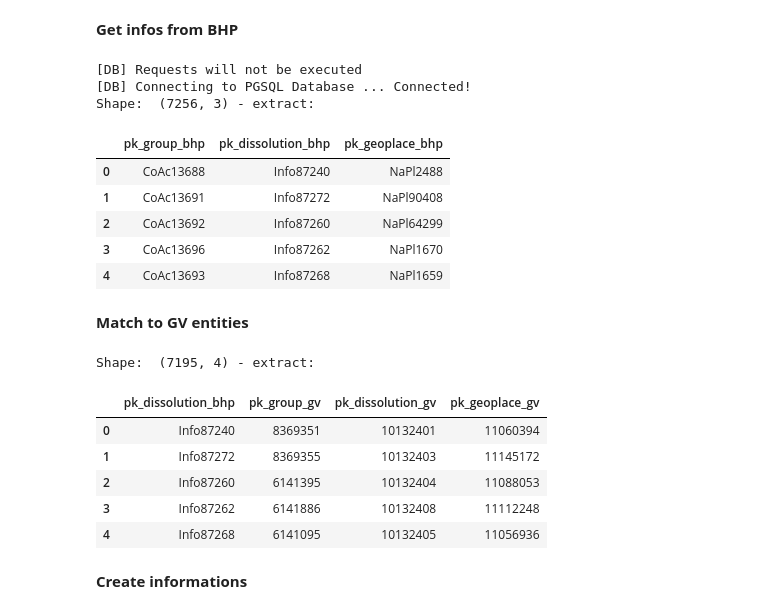
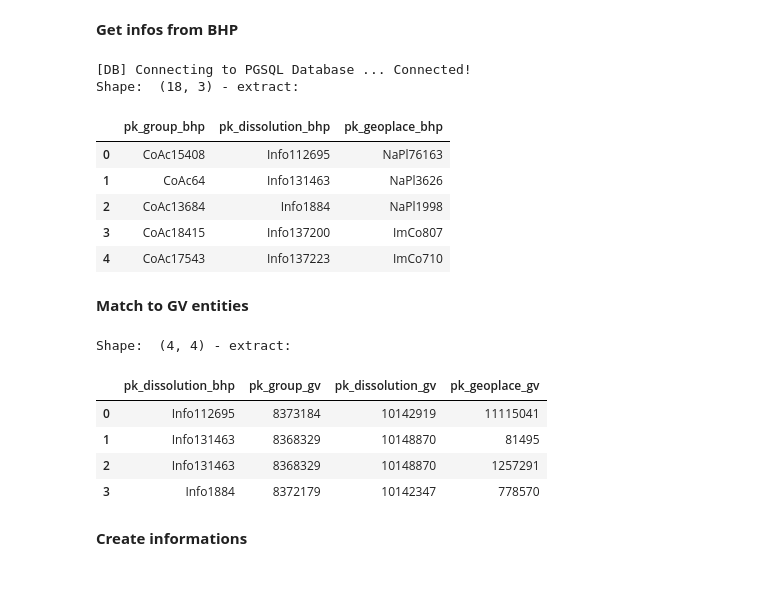
Before and after one commit to geovistory/symogih, a Jupyter notebook: src/add-geoplace-to-event.ipynb, the cells around one changed output. Cells and saved outputs as stored; diff of their text form; code cells hidden in the pictures; blank space fills up the shorter version.

```diff
--- a/src/add-geoplace-to-event.ipynb
+++ b/src/add-geoplace-to-event.ipynb
@@ -39,7 +39,7 @@ eta = u.Eta()
 # Connect to Geovistory database for insert
 env = 'prod' # Database to query: "prod", "stag", "dev", "local"
 pk_project = pks.projects.symogih # The project to query/insert: integer
-execute = False # Boolean to prevent to execute directly into databases
+execute = True # Boolean to prevent to execute directly into databases
 metadata_str = '' # kebab-lower-case or snake-lower-case.
 import_manner = 'one-shot' # 'one-shot' or 'batch'
 # %% [markdown]
@@ -73,7 +88,6 @@ matchings_pks
 **Get infos from BHP**
 # %%
 db_url_env_var_name = 'YELLOW_BHP' # Name of an environment variable holding the Postgres database URL
-execute = False # Boolean to prevent to execute directly into databases
 db.connect_external(os.getenv(db_url_env_var_name), execute=execute)
 
 # Fetch info from bhp
@@ -134,7 +182,6 @@ db.shortcuts.add_uris(selection['pk_birth_gv'], selection['uri'])
 **Get infos from BHP**
 # %%
 db_url_env_var_name = 'YELLOW_BHP' # Name of an environment variable holding the Postgres database URL
-execute = False # Boolean to prevent to execute directly into databases
 db.connect_external(os.getenv(db_url_env_var_name), execute=execute)
 
 # Fetch info from bhp
@@ -211,7 +274,6 @@ db.shortcuts.add_uris(selection['pk_death_gv'], selection['uri'])
 **Get infos from BHP**
 # %%
 db_url_env_var_name = 'YELLOW_BHP' # Name of an environment variable holding the Postgres database URL
-execute = False # Boolean to prevent to execute directly into databases
 db.connect_external(os.getenv(db_url_env_var_name), execute=execute)
 
 # Fetch info from bhp
@@ -308,33 +368,31 @@ db.shortcuts.add_uris(selection['pk_formation_gv'], selection['uri'])
 **Get infos from BHP**
 # %%
 db_url_env_var_name = 'YELLOW_BHP' # Name of an environment variable holding the Postgres database URL
-execute = False # Boolean to prevent to execute directly into databases
 db.connect_external(os.getenv(db_url_env_var_name), execute=execute)
 
 # Fetch info from bhp
 dissolutions_places_bhp = db.query("""
     select
         ir2.fk_associated_object as pk_group_bhp,
         i.pk_information as pk_dissolution_bhp,
         ir.fk_associated_object as pk_geoplace_bhp
     from bhp.information i
     inner join bhp.information_role ir on ir.fk_information = i.pk_information and ir.fk_type_role = 8
-    inner join bhp.information_role ir2 on ir2.fk_information = i.pk_information and ir2.fk_type_role = 49
-    where i.fk_type_information = 30
+    inner join bhp.information_role ir2 on ir2.fk_information = i.pk_information and ir2.fk_type_role = 54
+    where i.fk_type_information = 33
 """)
 dissolutions_places_bhp['pk_dissolution_bhp'] = 'Info' + dissolutions_places_bhp['pk_dissolution_bhp'].astype(str)
 
 a.infos(dissolutions_places_bhp)
 # %% [output]
-[DB] Requests will not be executed
 [DB] Connecting to PGSQL Database ... Connected!
-Shape:  (7256, 3) - extract:
+Shape:  (18, 3) - extract:
 |  | pk_group_bhp | pk_dissolution_bhp | pk_geoplace_bhp |
-| 0 | CoAc13688 | Info87240 | NaPl2488 |
-| 1 | CoAc13691 | Info87272 | NaPl90408 |
-| 2 | CoAc13692 | Info87260 | NaPl64299 |
-| 3 | CoAc13696 | Info87262 | NaPl1670 |
-| 4 | CoAc13693 | Info87268 | NaPl1659 |
+| 0 | CoAc15408 | Info112695 | NaPl76163 |
+| 1 | CoAc64 | Info131463 | NaPl3626 |
+| 2 | CoAc13684 | Info1884 | NaPl1998 |
+| 3 | CoAc18415 | Info137200 | ImCo807 |
+| 4 | CoAc17543 | Info137223 | ImCo710 |
 # %% [markdown]
 **Match to GV entities**
 # %%
@@ -356,13 +414,12 @@ dissolutions_places = dissolutions_places[pd.notna(dissolutions_places['pk_group
 
 a.infos(dissolutions_places)
 # %% [output]
-Shape:  (7195, 4) - extract:
+Shape:  (4, 4) - extract:
 |  | pk_dissolution_bhp | pk_group_gv | pk_dissolution_gv | pk_geoplace_gv |
-| 0 | Info87240 | 8369351 | 10132401 | 11060394 |
-| 1 | Info87272 | 8369355 | 10132403 | 11145172 |
-| 2 | Info87260 | 6141395 | 10132404 | 11088053 |
-| 3 | Info87262 | 6141886 | 10132408 | 11112248 |
-| 4 | Info87268 | 6141095 | 10132405 | 11056936 |
+| 0 | Info112695 | 8373184 | 10142919 | 11115041 |
+| 1 | Info131463 | 8368329 | 10148870 | 81495 |
+| 2 | Info131463 | 8368329 | 10148870 | 1257291 |
+| 3 | Info1884 | 8372179 | 10142347 | 778570 |
 # %% [markdown]
 **Create informations**
 # %%
```
Also changed, not shown: parts of 11 cells of this notebook, 2 other files.
